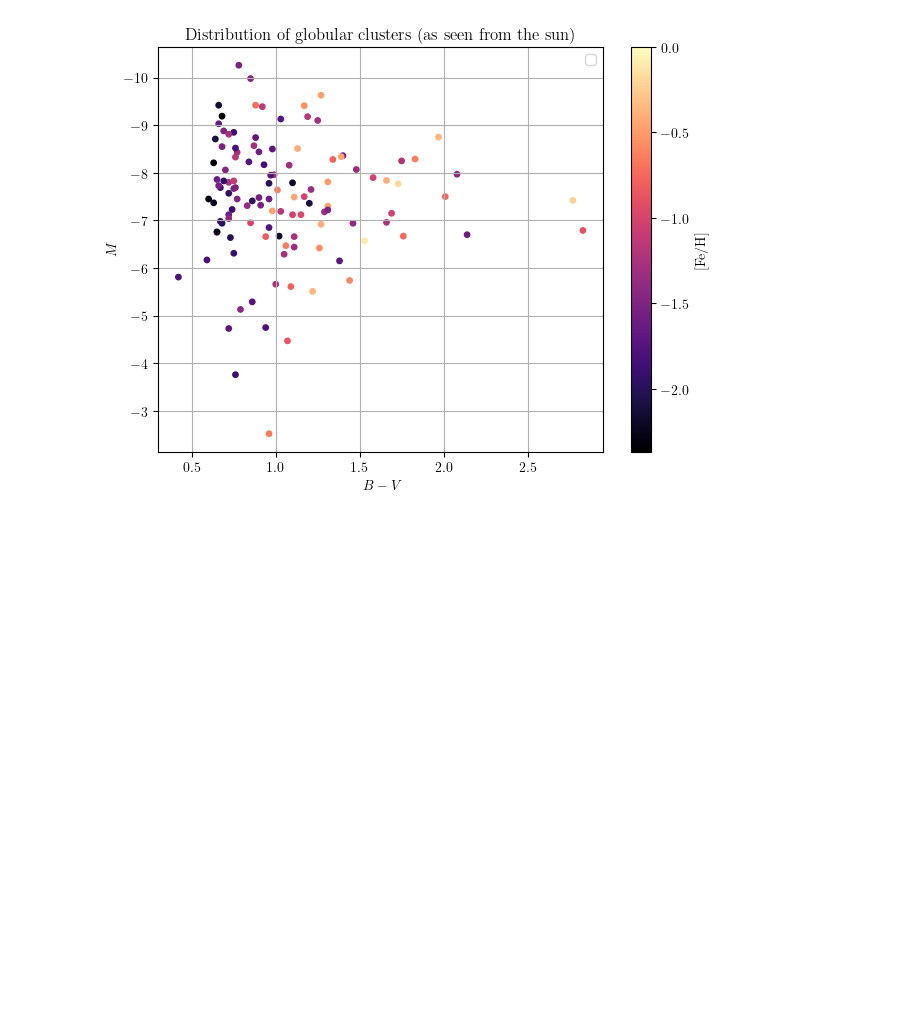
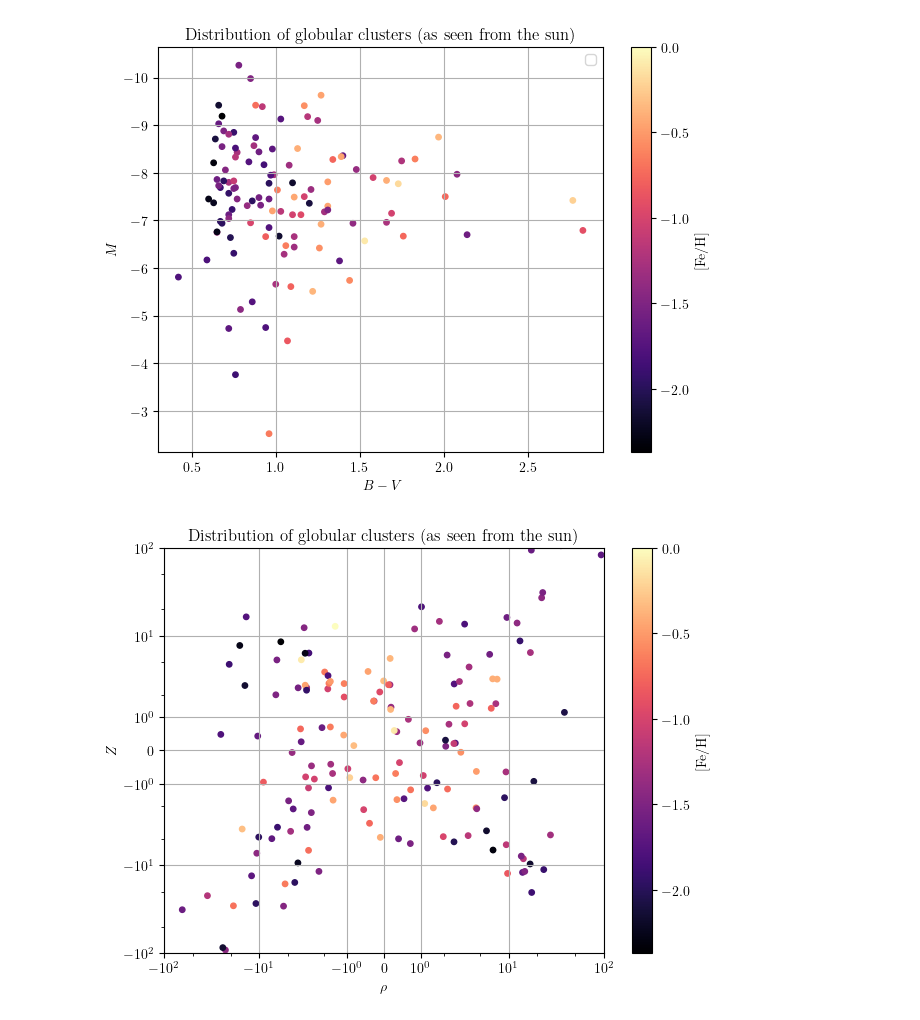
Before and after one commit to eddikebrygger/PHYS3116---Project, a Jupyter notebook: Main_file.ipynb, the cells around one changed output. Saved outputs shown, nothing was run; the diff lists cells and outputs as text; code cells hidden in the pictures; blank space fills up the shorter version.

```diff
--- a/Main_file.ipynb
+++ b/Main_file.ipynb
@@ -70,3 +62,22 @@ plt.title(r'Distribution of globular clusters (as seen from the sun)')
 plt.show()
 # %% [output]
 [figure]
+# %%
+plt.figure()
+plt.scatter(np.cos(L)*R_gc,np.sin(L)*R_gc,15,mtlc,cmap='magma',vmin=mtlc.min(),vmax=mtlc.max())
+plt.colorbar(label =r'$[\mathrm{Fe/H}]$')
+plt.xlabel(r'$\rho$')
+plt.ylabel(r'$Z$')
+# plt.legend()
+plt.grid()
+plt.yscale('asinh')
+plt.xscale('asinh')
+# plt.gca().invert_xaxis()
+# plt.gca().invert_yaxis()
+plt.ylim(-100,100)
+plt.xlim(-100,100)
+plt.tight_layout()
+plt.title(r'Distribution of globular clusters (as seen from the sun)')
+plt.show()
+# %% [output]
+[figure, added]
```
Also changed, not shown: parts of 6 cells of this notebook.
